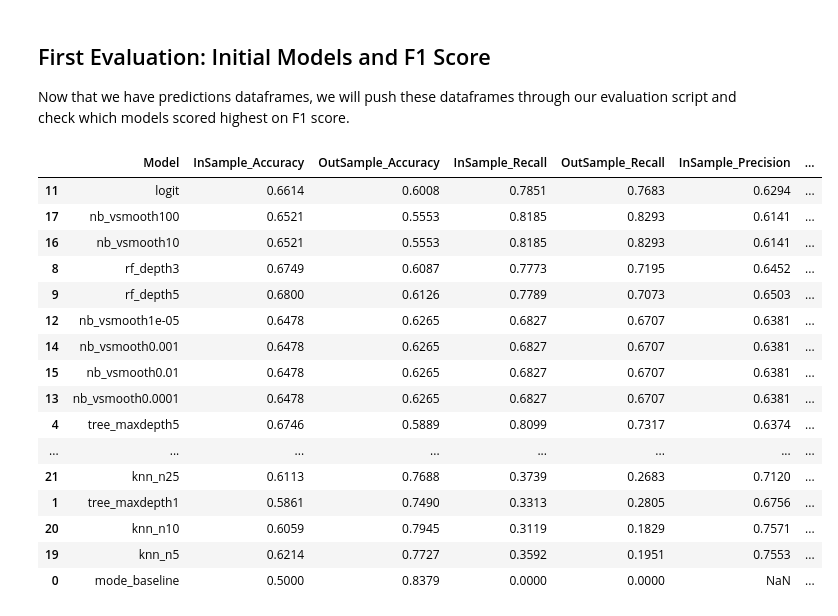
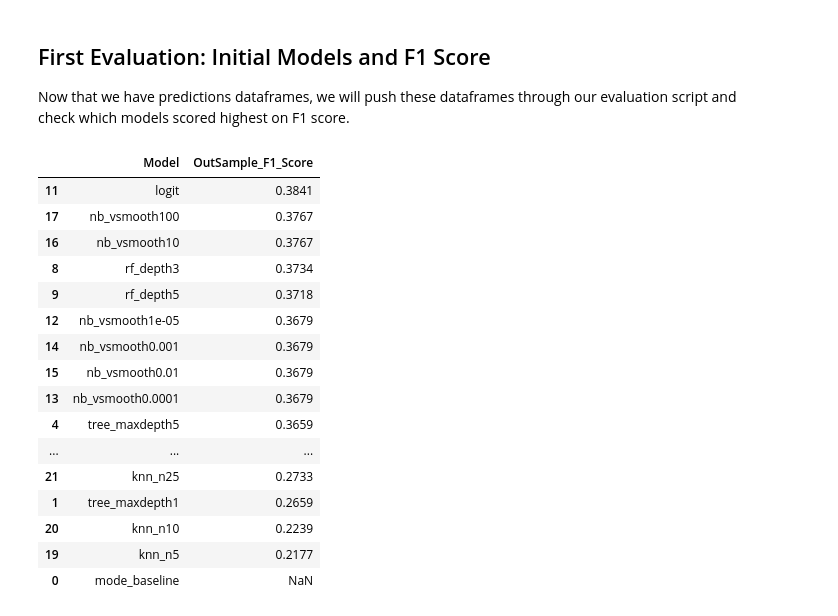
Before and after one commit to JacobPaxton/ramen-classification, a Jupyter notebook: model.ipynb, the cells around one changed output. Drawn from its saved outputs; the diff is of its cells as text; code cells hidden in the pictures.

```diff
--- a/model.ipynb
+++ b/model.ipynb
@@ -112,24 +124,24 @@ Now that we have predictions dataframes, we will push these dataframes through o
 # %%
 # build dataframe for model performance metrics
 model_performances = model.print_classification_results(y_train_preds, y_val_preds)
 
 # sort results by top-F1 score
-model_performances.sort_values(by='OutSample_F1_Score', ascending=False)
+model_performances[['Model','OutSample_F1_Score']].sort_values(by='OutSample_F1_Score', ascending=False)
 # %% [output]
-|  | Model | InSample_Accuracy | OutSample_Accuracy | InSample_Recall | OutSample_Recall | InSample_Precision | ... |
-| 11 | logit | 0.6614 | 0.6008 | 0.7851 | 0.7683 | 0.6294 | ... |
-| 17 | nb_vsmooth100 | 0.6521 | 0.5553 | 0.8185 | 0.8293 | 0.6141 | ... |
-| 16 | nb_vsmooth10 | 0.6521 | 0.5553 | 0.8185 | 0.8293 | 0.6141 | ... |
-| 8 | rf_depth3 | 0.6749 | 0.6087 | 0.7773 | 0.7195 | 0.6452 | ... |
-| 9 | rf_depth5 | 0.6800 | 0.6126 | 0.7789 | 0.7073 | 0.6503 | ... |
-| 12 | nb_vsmooth1e-05 | 0.6478 | 0.6265 | 0.6827 | 0.6707 | 0.6381 | ... |
-| 14 | nb_vsmooth0.001 | 0.6478 | 0.6265 | 0.6827 | 0.6707 | 0.6381 | ... |
-| 15 | nb_vsmooth0.01 | 0.6478 | 0.6265 | 0.6827 | 0.6707 | 0.6381 | ... |
-| 13 | nb_vsmooth0.0001 | 0.6478 | 0.6265 | 0.6827 | 0.6707 | 0.6381 | ... |
-| 4 | tree_maxdepth5 | 0.6746 | 0.5889 | 0.8099 | 0.7317 | 0.6374 | ... |
-| ... | ... | ... | ... | ... | ... | ... | ... |
-| 21 | knn_n25 | 0.6113 | 0.7688 | 0.3739 | 0.2683 | 0.7120 | ... |
-| 1 | tree_maxdepth1 | 0.5861 | 0.7490 | 0.3313 | 0.2805 | 0.6756 | ... |
-| 20 | knn_n10 | 0.6059 | 0.7945 | 0.3119 | 0.1829 | 0.7571 | ... |
-| 19 | knn_n5 | 0.6214 | 0.7727 | 0.3592 | 0.1951 | 0.7553 | ... |
-| 0 | mode_baseline | 0.5000 | 0.8379 | 0.0000 | 0.0000 | NaN | ... |
+|  | Model | OutSample_F1_Score |
+| 11 | logit | 0.3841 |
+| 17 | nb_vsmooth100 | 0.3767 |
+| 16 | nb_vsmooth10 | 0.3767 |
+| 8 | rf_depth3 | 0.3734 |
+| 9 | rf_depth5 | 0.3718 |
+| 12 | nb_vsmooth1e-05 | 0.3679 |
+| 14 | nb_vsmooth0.001 | 0.3679 |
+| 15 | nb_vsmooth0.01 | 0.3679 |
+| 13 | nb_vsmooth0.0001 | 0.3679 |
+| 4 | tree_maxdepth5 | 0.3659 |
+| ... | ... | ... |
+| 21 | knn_n25 | 0.2733 |
+| 1 | tree_maxdepth1 | 0.2659 |
+| 20 | knn_n10 | 0.2239 |
+| 19 | knn_n5 | 0.2177 |
+| 0 | mode_baseline | NaN |
```
Also changed, not shown: parts of 17 cells of this notebook.
